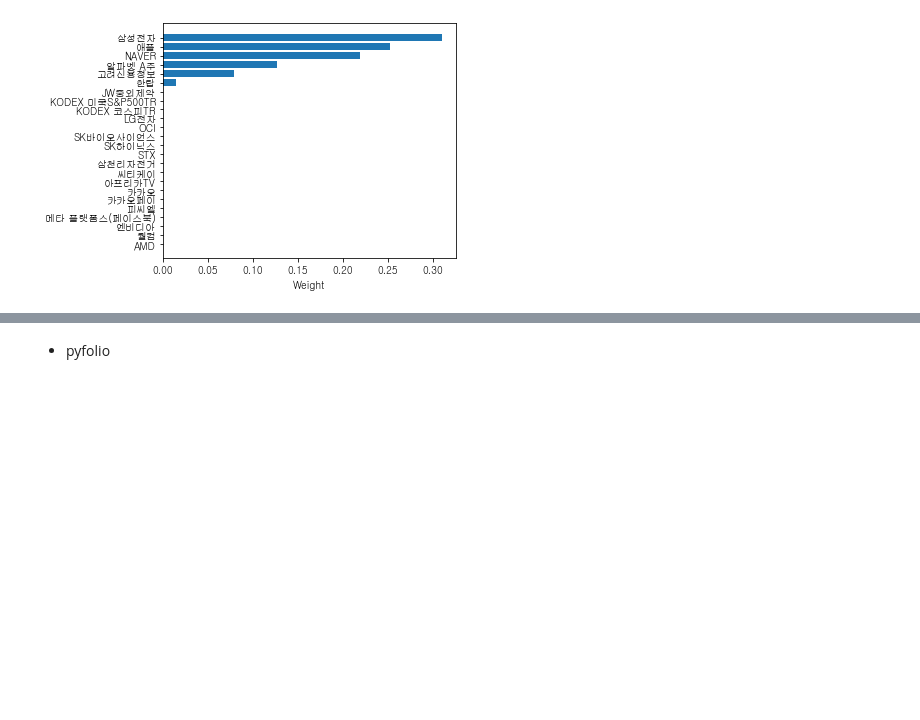
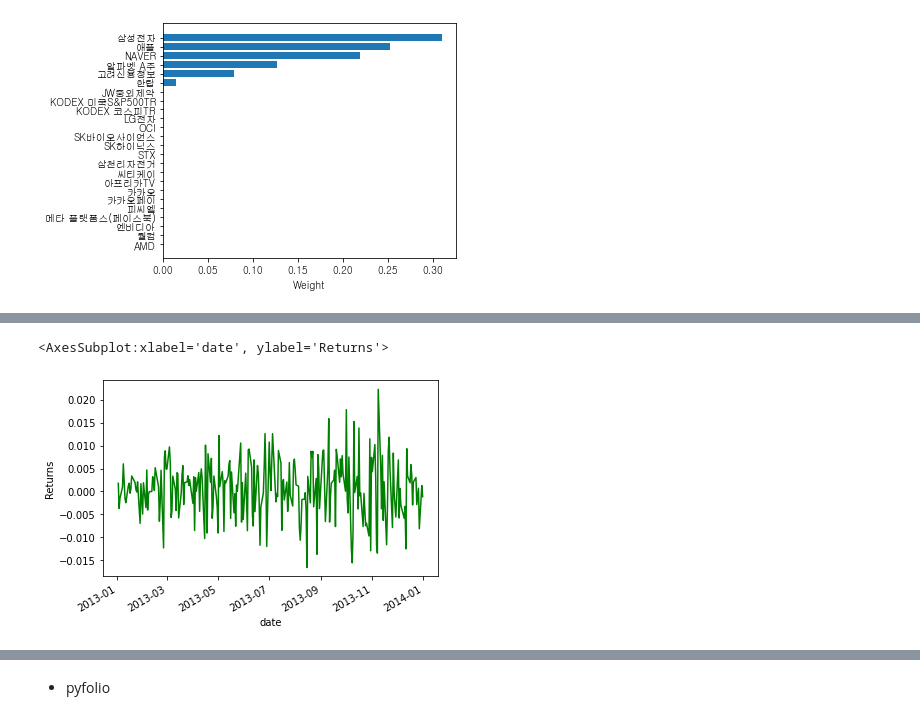
Before and after one commit to yjchoi-95/portfolio, a Jupyter notebook: ipynb/02. portfolio.ipynb, the cells around one changed output, grey strips where cells are left out. Saved outputs shown, nothing was run; the diff lists cells and outputs as text; code cells hidden in the pictures; blank space fills up the shorter version.

```diff
--- a/ipynb/02. portfolio.ipynb
+++ b/ipynb/02. portfolio.ipynb
@@ -572,0 +1125,5 @@ temp_price.sum(axis = 1).sum()
+# %%
+pf.plot_returns(bt_returns)
+# %% [output]
+<AxesSubplot:xlabel='date', ylabel='Returns'>
+[figure, added]
```
Also changed, not shown: parts of 106 cells of this notebook.
